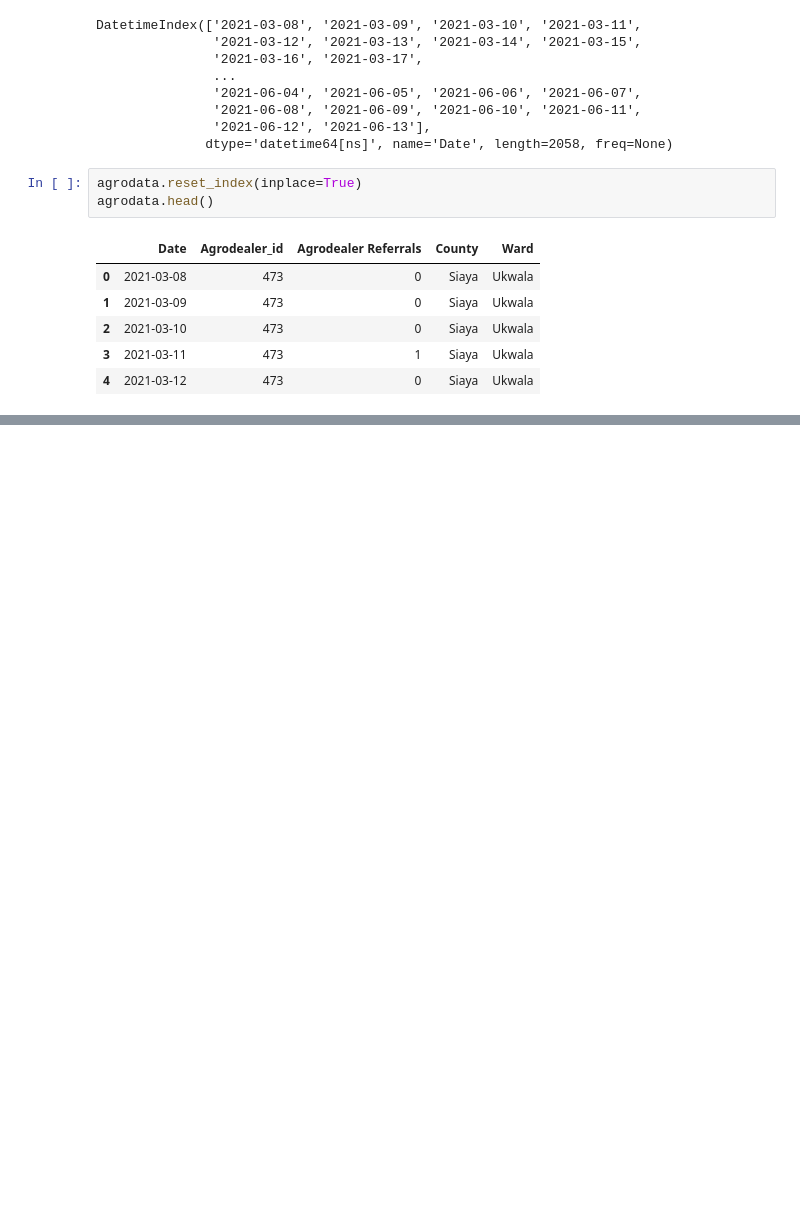
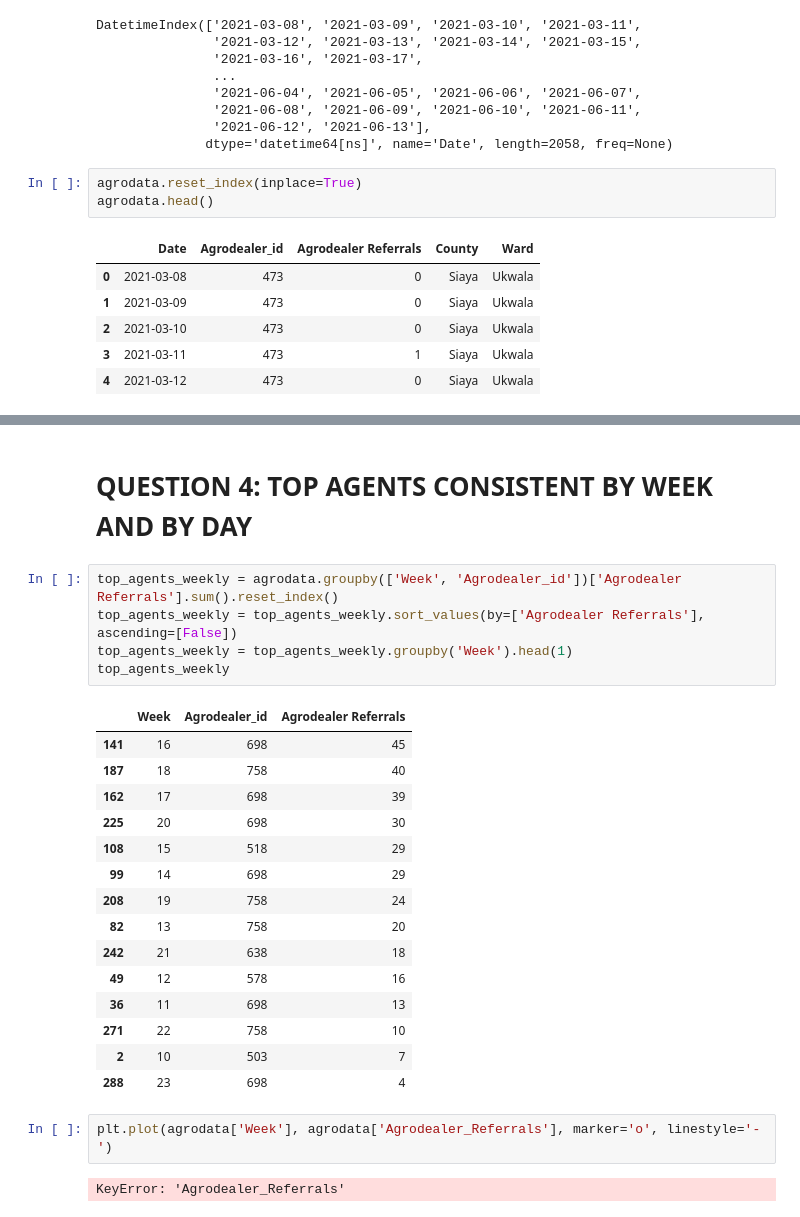
Before and after one commit to Veekits/Logistics-Time-Series, a Jupyter notebook: Logistics time series.ipynb, the cells around one changed output, grey strips where cells are left out. Drawn from its saved outputs; the diff is of its cells as text; blank space fills up the shorter version.

```diff
--- a/Logistics time series.ipynb
+++ b/Logistics time series.ipynb
@@ -175,0 +156,27 @@ best_day.head(10)
+# %% [markdown]
+# QUESTION 4: TOP AGENTS CONSISTENT BY WEEK AND BY DAY
+# %%
+top_agents_weekly = agrodata.groupby(['Week', 'Agrodealer_id'])['Agrodealer Referrals'].sum().reset_index()
+top_agents_weekly = top_agents_weekly.sort_values(by=['Agrodealer Referrals'], ascending=[False])
+top_agents_weekly = top_agents_weekly.groupby('Week').head(1)
+top_agents_weekly
+# %% [output]
+|  | Week | Agrodealer_id | Agrodealer Referrals |
+| 141 | 16 | 698 | 45 |
+| 187 | 18 | 758 | 40 |
+| 162 | 17 | 698 | 39 |
+| 225 | 20 | 698 | 30 |
+| 108 | 15 | 518 | 29 |
+| 99 | 14 | 698 | 29 |
+| 208 | 19 | 758 | 24 |
+| 82 | 13 | 758 | 20 |
+| 242 | 21 | 638 | 18 |
+| 49 | 12 | 578 | 16 |
+| 36 | 11 | 698 | 13 |
+| 271 | 22 | 758 | 10 |
+| 2 | 10 | 503 | 7 |
+| 288 | 23 | 698 | 4 |
+# %%
+plt.plot(agrodata['Week'], agrodata['Agrodealer_Referrals'], marker='o', linestyle='-')
+# %% [output]
+KeyError: 'Agrodealer_Referrals'
```
Also changed, not shown: parts of 11 cells of this notebook.
